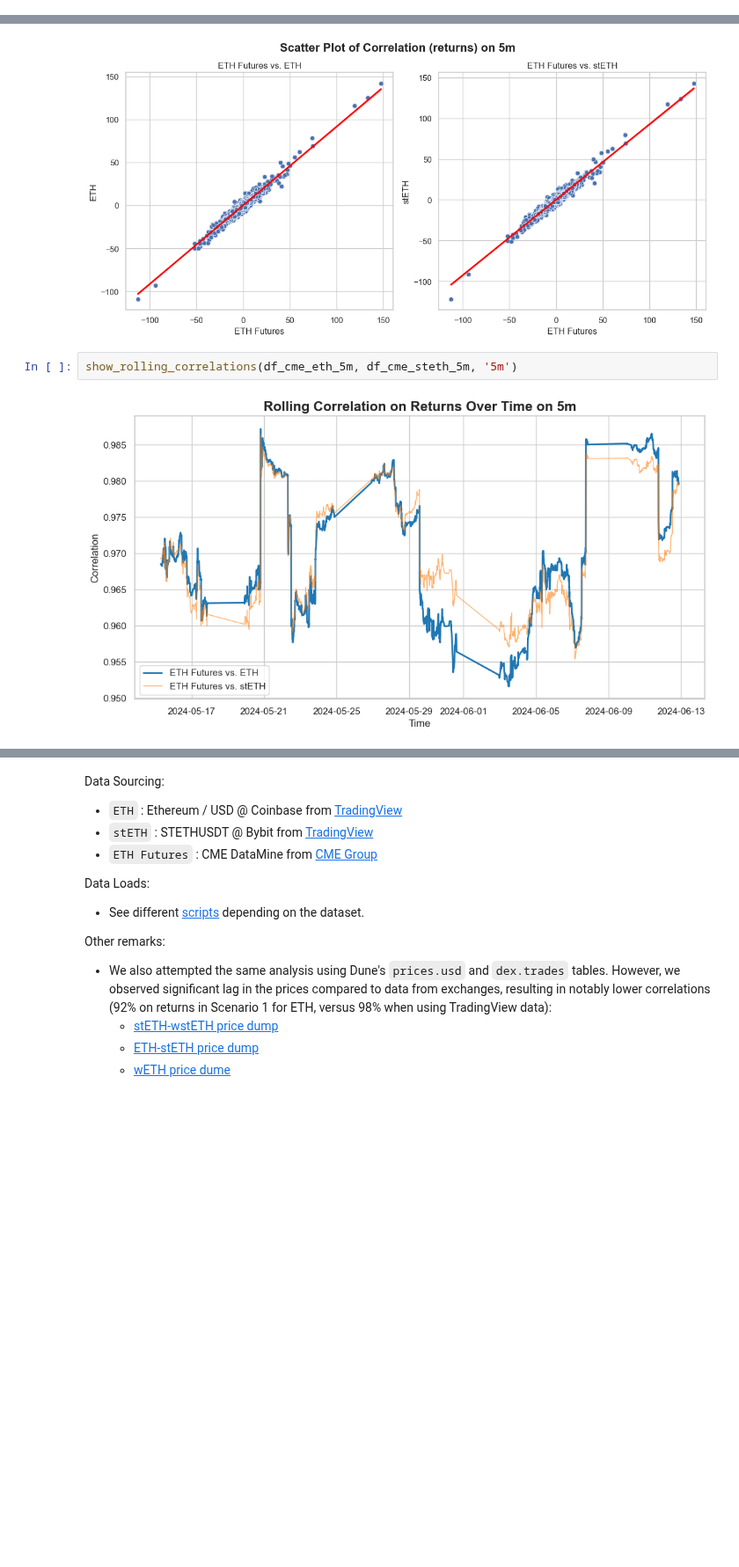
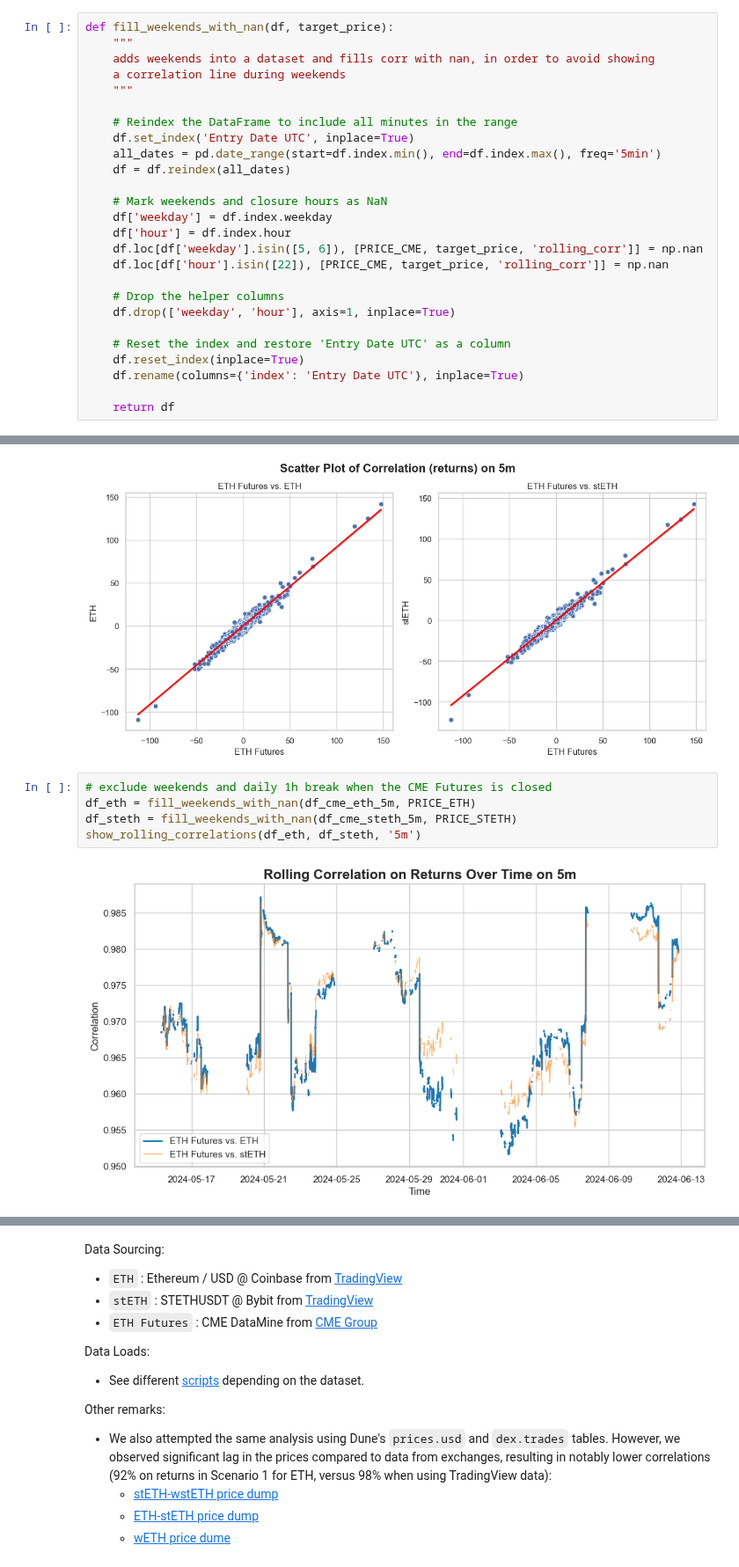
Before and after one commit to sjuanati/DataSciLabs, a Jupyter notebook: projects/cme/src/3_correlation_final.ipynb, the cells around one changed output, grey strips where cells are left out. Shown at 88% size. Cells and saved outputs as stored; diff of their text form; blank space fills up the shorter version.

```diff
--- a/projects/cme/src/3_correlation_final.ipynb
+++ b/projects/cme/src/3_correlation_final.ipynb
@@ -140,6 +141,32 @@ def filter_period(df, start_date, end_date):
     df_filtered = df.set_index('Entry Date UTC')[start_date:end_date]
     df_filtered.reset_index(inplace=True)
     return df_filtered
+# %%
+def fill_weekends_with_nan(df, target_price):
+    """
+    adds weekends into a dataset and fills corr with nan, in order to avoid showing
+    a correlation line during weekends
+    """
+
+    # Reindex the DataFrame to include all minutes in the range
+    df.set_index('Entry Date UTC', inplace=True)
+    all_dates = pd.date_range(start=df.index.min(), end=df.index.max(), freq='5min')
+    df = df.reindex(all_dates)
+
+    # Mark weekends and closure hours as NaN
+    df['weekday'] = df.index.weekday
+    df['hour'] = df.index.hour
+    df.loc[df['weekday'].isin([5, 6]), [PRICE_CME, target_price, 'rolling_corr']] = np.nan
+    df.loc[df['hour'].isin([22]), [PRICE_CME, target_price, 'rolling_corr']] = np.nan
+
+    # Drop the helper columns
+    df.drop(['weekday', 'hour'], axis=1, inplace=True)
+
+    # Reset the index and restore 'Entry Date UTC' as a column
+    df.reset_index(inplace=True)
+    df.rename(columns={'index': 'Entry Date UTC'}, inplace=True)
+
+    return df
 # %% [markdown]
 ### Data Loading
 # %%
@@ -336,9 +384,12 @@ show_correlations(corr_cme_eth_5m_price, corr_cme_steth_5m_price, corr_cme_eth_5
 show_scatters(df_cme_eth_5m, df_cme_steth_5m, '5m')
 # %% [output]
 [figure]
-# %%
-show_rolling_correlations(df_cme_eth_5m, df_cme_steth_5m, '5m')
-# %% [output]
-[figure, removed]
+# %%
+# exclude weekends and daily 1h break when the CME Futures is closed
+df_eth = fill_weekends_with_nan(df_cme_eth_5m, PRICE_ETH)
+df_steth = fill_weekends_with_nan(df_cme_steth_5m, PRICE_STETH)
+show_rolling_correlations(df_eth, df_steth, '5m')
+# %% [output]
+[figure, added]
 # %% [markdown]
 💡 Moving to a 5-minute timeframe results in a slightly lower correlation on returns, reflecting the increased data volatility at finer time scales. However, over the last month, both ETH and stETH display almost identical correlations in both price and returns.
```
Also changed, not shown: parts of 6 cells of this notebook.
